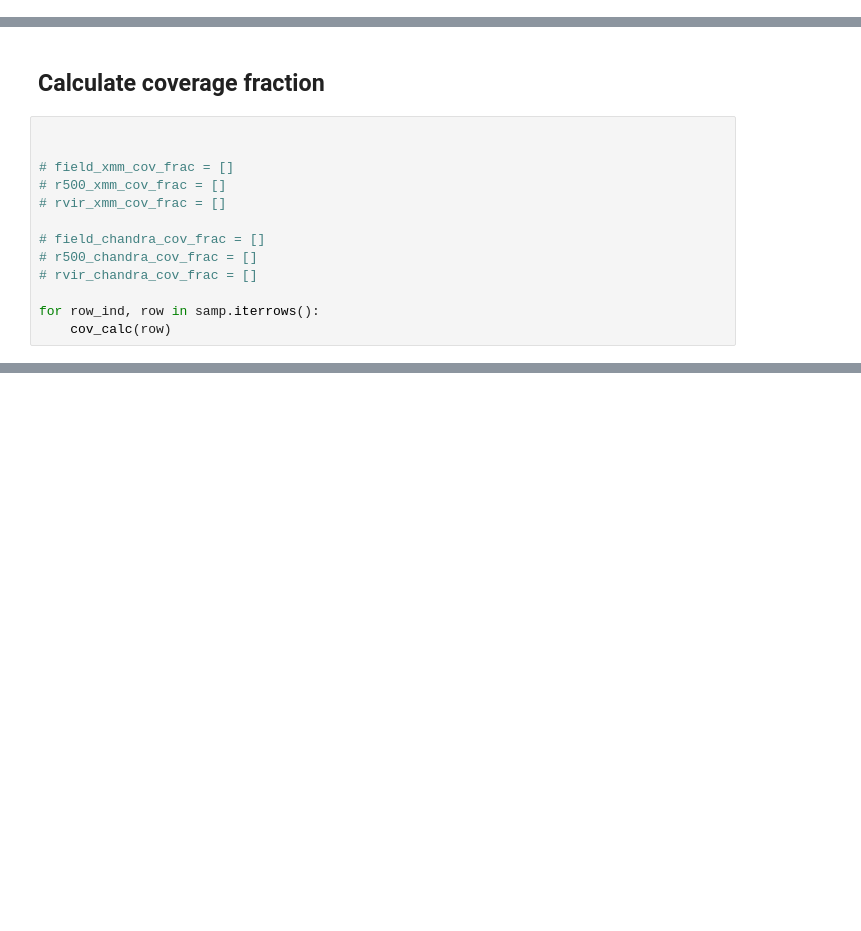
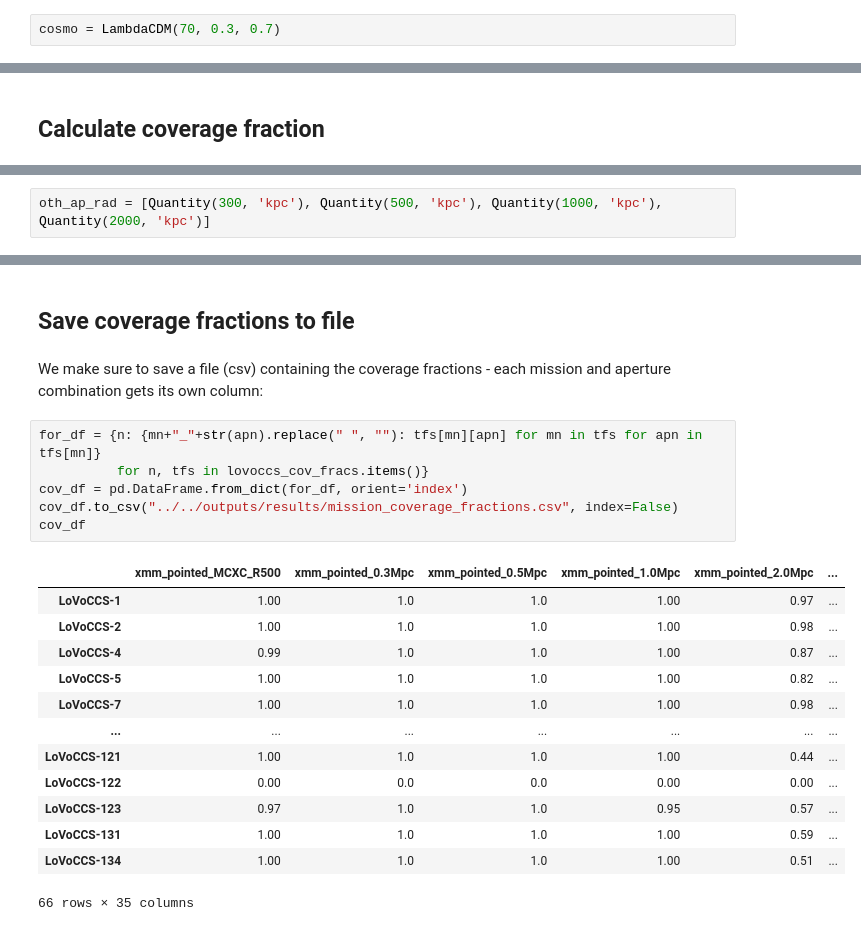
Before and after one commit to LoVoCCS/X-LoVoCCS-Analyses, a Jupyter notebook: notebooks/position_coverage/coverage_fractions.ipynb, the cells around one changed output, grey strips where cells are left out. Saved outputs shown, nothing was run; the diff lists cells and outputs as text; blank space fills up the shorter version.

```diff
--- a/notebooks/position_coverage/coverage_fractions.ipynb
+++ b/notebooks/position_coverage/coverage_fractions.ipynb
@@ -51,3 +65,5 @@ else:
+# %%
+cosmo = LambdaCDM(70, 0.3, 0.7)
 # %% [markdown]
 ## Define useful functions
 # %% [markdown]
@@ -110,15 +164,2 @@ samp
 # %% [markdown]
 ## Calculate coverage fraction
-# %%
-
-
-# field_xmm_cov_frac = []
-# r500_xmm_cov_frac = []
-# rvir_xmm_cov_frac = []
-
-# field_chandra_cov_frac = []
-# r500_chandra_cov_frac = []
-# rvir_chandra_cov_frac = []
-
-for row_ind, row in samp.iterrows():
-    cov_calc(row)
@@ -126,0 +170,2 @@ KeyError: 'LoVoCCS_name'
+# %%
+oth_ap_rad = [Quantity(300, 'kpc'), Quantity(500, 'kpc'), Quantity(1000, 'kpc'), Quantity(2000, 'kpc')]
@@ -126,0 +182,24 @@ KeyError: 'LoVoCCS_name'
+# %% [markdown]
+## Save coverage fractions to file
+# %% [markdown]
+We make sure to save a file (csv) containing the coverage fractions - each mission and aperture combination gets its own column:
+# %%
+for_df = {n: {mn+"_"+str(apn).replace(" ", ""): tfs[mn][apn] for mn in tfs for apn in tfs[mn]}
+          for n, tfs in lovoccs_cov_fracs.items()}
+cov_df = pd.DataFrame.from_dict(for_df, orient='index')
+cov_df.to_csv("../../outputs/results/mission_coverage_fractions.csv", index=False)
+cov_df
+# %% [output]
+|  | xmm_pointed_MCXC_R500 | xmm_pointed_0.3Mpc | xmm_pointed_0.5Mpc | xmm_pointed_1.0Mpc | xmm_pointed_2.0Mpc | ... |
+| LoVoCCS-1 | 1.00 | 1.0 | 1.0 | 1.00 | 0.97 | ... |
+| LoVoCCS-2 | 1.00 | 1.0 | 1.0 | 1.00 | 0.98 | ... |
+| LoVoCCS-4 | 0.99 | 1.0 | 1.0 | 1.00 | 0.87 | ... |
+| LoVoCCS-5 | 1.00 | 1.0 | 1.0 | 1.00 | 0.82 | ... |
+| LoVoCCS-7 | 1.00 | 1.0 | 1.0 | 1.00 | 0.98 | ... |
+| ... | ... | ... | ... | ... | ... | ... |
+| LoVoCCS-121 | 1.00 | 1.0 | 1.0 | 1.00 | 0.44 | ... |
+| LoVoCCS-122 | 0.00 | 0.0 | 0.0 | 0.00 | 0.00 | ... |
+| LoVoCCS-123 | 0.97 | 1.0 | 1.0 | 0.95 | 0.57 | ... |
+| LoVoCCS-131 | 1.00 | 1.0 | 1.0 | 1.00 | 0.59 | ... |
+| LoVoCCS-134 | 1.00 | 1.0 | 1.0 | 1.00 | 0.51 | ... |
+66 rows × 35 columns
```
Also changed, not shown: parts of 28 cells of this notebook.
